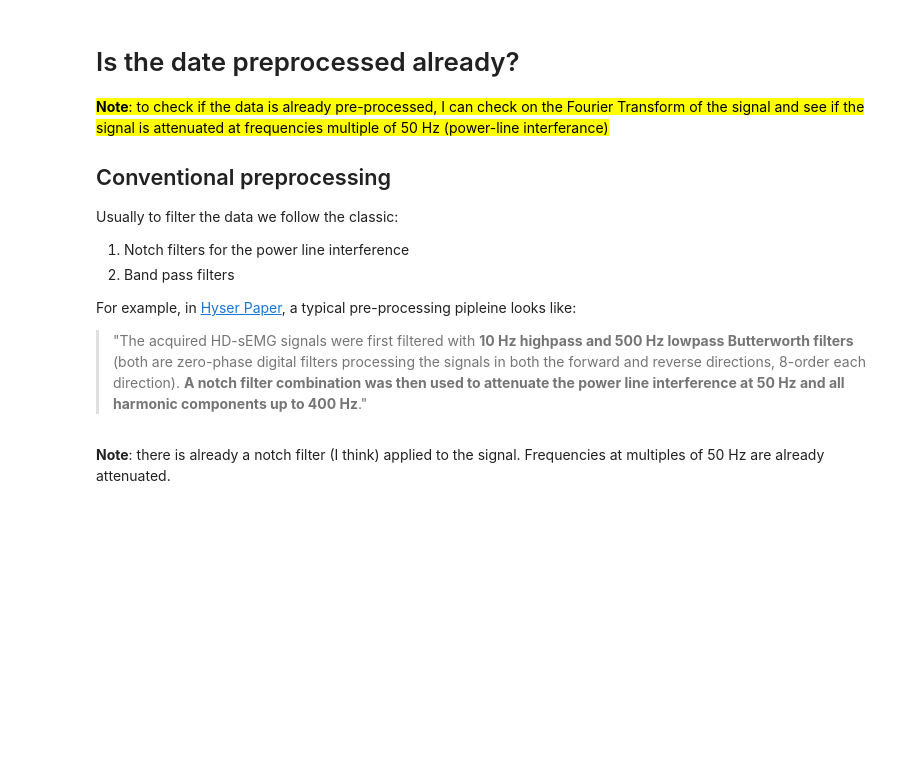
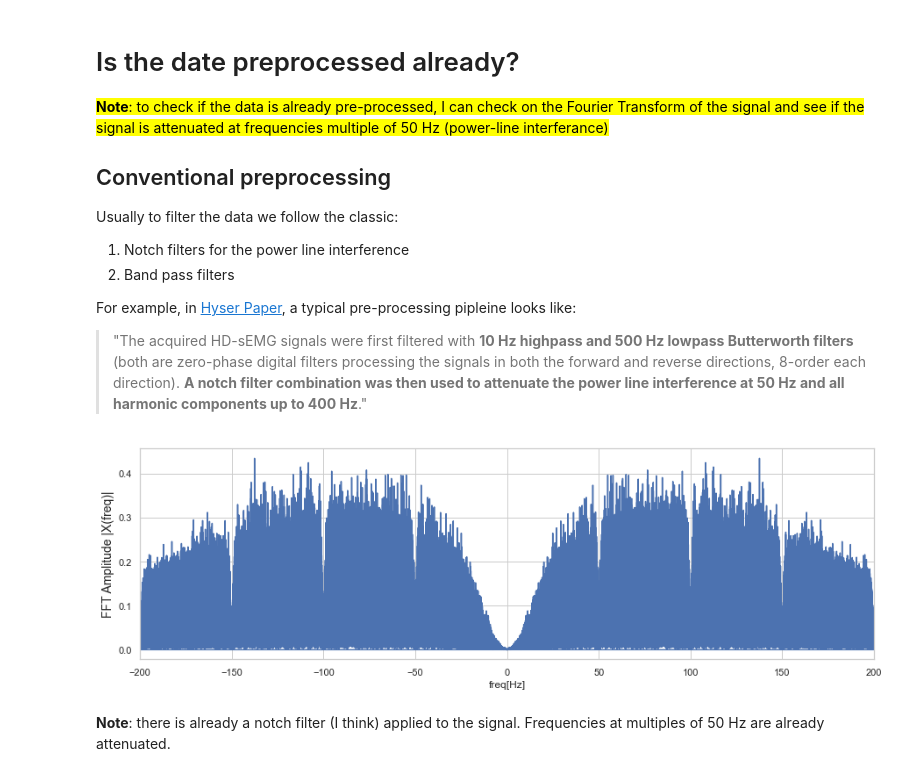
Before and after one commit to tihbe/ninapro_db8, a Jupyter notebook: EDA-NinaPro_DB8.ipynb, the cells around one changed output. Drawn from its saved outputs; the diff is of its cells as text; code cells hidden in the pictures; blank space fills up the shorter version.

```diff
--- a/EDA-NinaPro_DB8.ipynb
+++ b/EDA-NinaPro_DB8.ipynb
@@ -432,5 +543,25 @@ plt.show()
-# %% [markdown]
-**Note**: there is already a notch filter (I think) applied to the signal. Frequencies at multiples of 50 Hz are already attenuated.
+# %%
+# Plot FFT
+sns.set(font_scale=1)
+sns.set_style("whitegrid")
+
+
+fig = plt.figure(figsize=(15,15))
+gs = gridspec.GridSpec(3, 1)
+N = emg_df.shape[0]
+
+ax = fig.add_subplot(gs[0])
+yf = fft( np.array(emg_df[0]))
+xf = fftfreq(N, 1 / FS)
+ax.plot(xf, np.abs(yf))
+plt.xlabel('freq[Hz]')
+plt.ylabel('FFT Amplitude |X(freq)|',fontsize=14)
+plt.xlim([-200,200])
+plt.show()
+# %% [output]
+[figure, added]
+# %% [markdown]
+**Note**: there is already a notch filter (I think) applied to the signal. Frequencies at multiples of 50 Hz are already attenuated.
 # %%
 def create_notch_filters(pipeline, samp_freq):
     w0 = pipeline['notch_reject']
```
Also changed, not shown: parts of 41 cells of this notebook.
